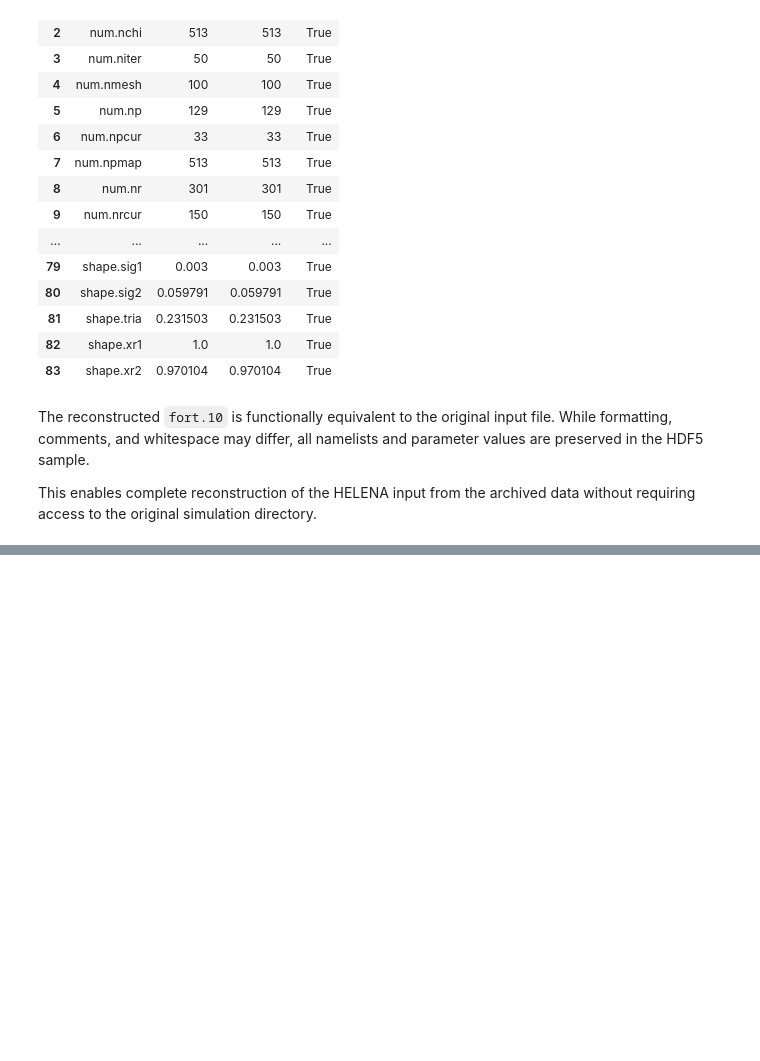
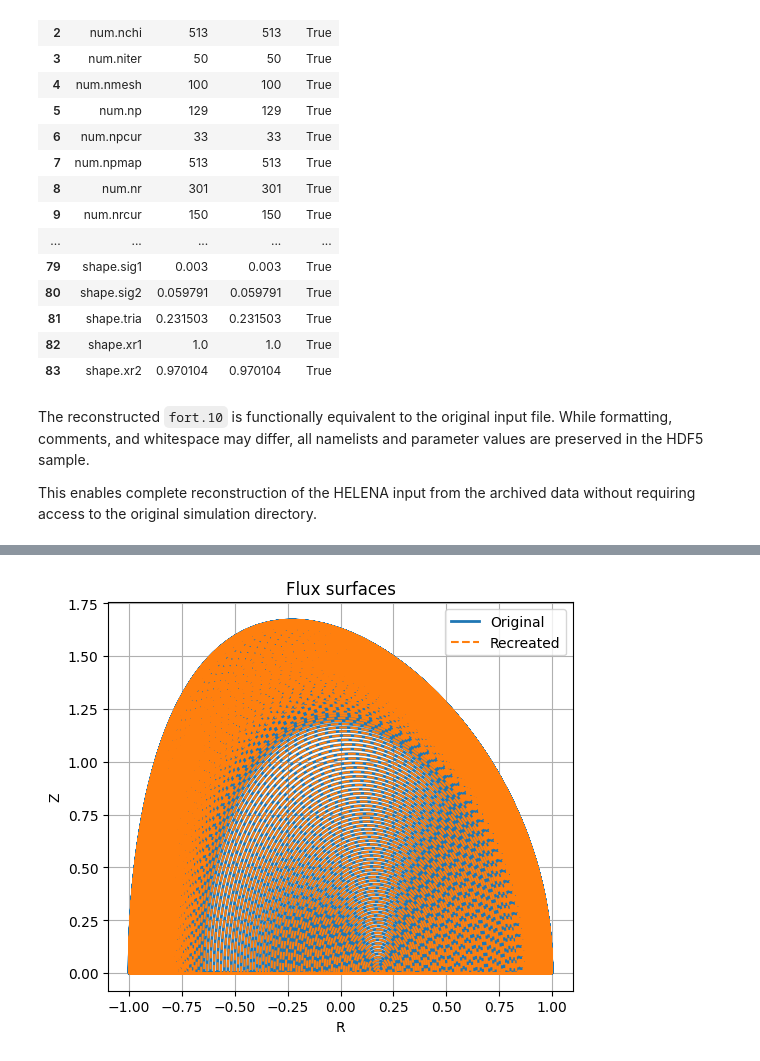
Before and after one commit to DIGIfusion/karhu-data-handling, a Jupyter notebook: examples/02_reconstruct_from_sample.ipynb, the cells around one changed output, grey strips where cells are left out. Drawn from its saved outputs; the diff is of its cells as text; code cells hidden in the pictures; blank space fills up the shorter version.

```diff
--- a/examples/02_reconstruct_from_sample.ipynb
+++ b/examples/02_reconstruct_from_sample.ipynb
@@ -127,0 +202,28 @@ without requiring access to the original simulation directory.
+# %%
+fig, ax = plt.subplots(figsize=(6, 6))
+
+ax.plot(
+    original["XOUT"],
+    original["YOUT"],
+    label="Original",
+    lw=2,
+)
+
+ax.plot(
+    recreated["XOUT"],
+    recreated["YOUT"],
+    "--",
+    label="Recreated",
+    lw=1.5,
+)
+
+ax.set_aspect("equal")
+ax.set_xlabel("R")
+ax.set_ylabel("Z")
+ax.set_title("Flux surfaces")
+ax.grid(True)
+ax.legend()
+
+plt.show()
+# %% [output]
+[figure, added]
```
Also changed, not shown: parts of 6 cells of this notebook.
